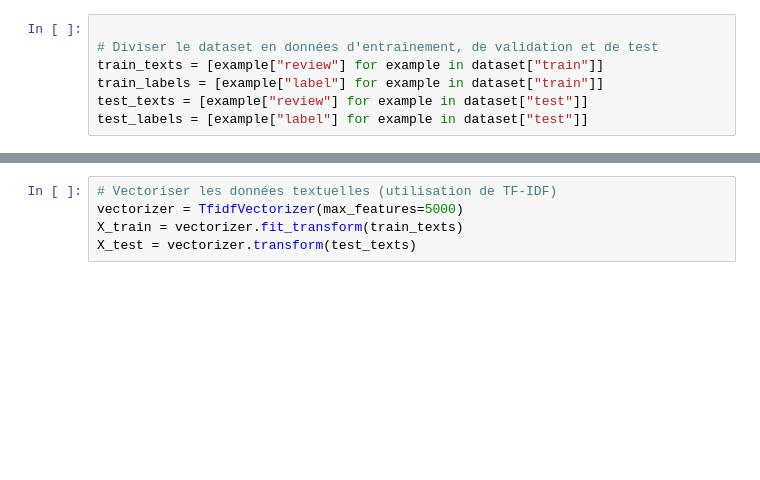
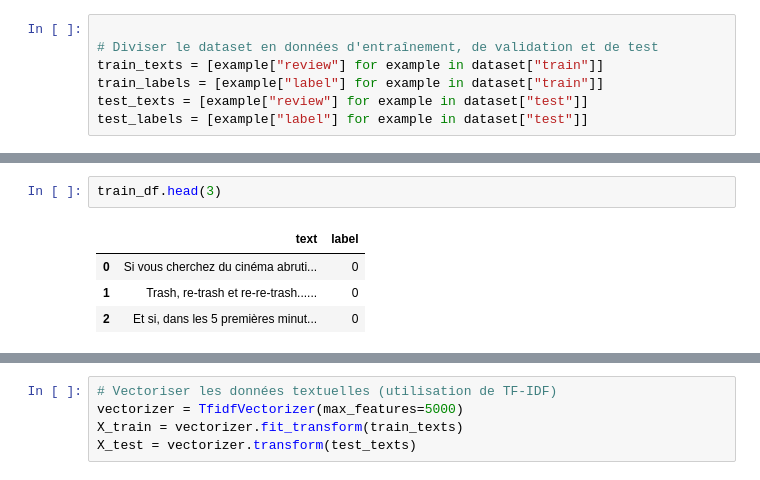
Before and after one commit to AhmedLaye/NLTK, a Jupyter notebook: sentiment_analys.ipynb, the cells around one changed output, grey strips where cells are left out. Drawn from its saved outputs; the diff is of its cells as text; blank space fills up the shorter version.

```diff
--- a/sentiment_analys.ipynb
+++ b/sentiment_analys.ipynb
@@ -26,0 +40,7 @@ test_labels = [example["label"] for example in dataset["test"]]
+# %%
+train_df.head(3)
+# %% [output]
+|  | text | label |
+| 0 | Si vous cherchez du cinéma abruti... | 0 |
+| 1 | Trash, re-trash et re-re-trash...... | 0 |
+| 2 | Et si, dans les 5 premières minut... | 0 |
```
Also changed, not shown: parts of 10 cells of this notebook, 2 other files.
